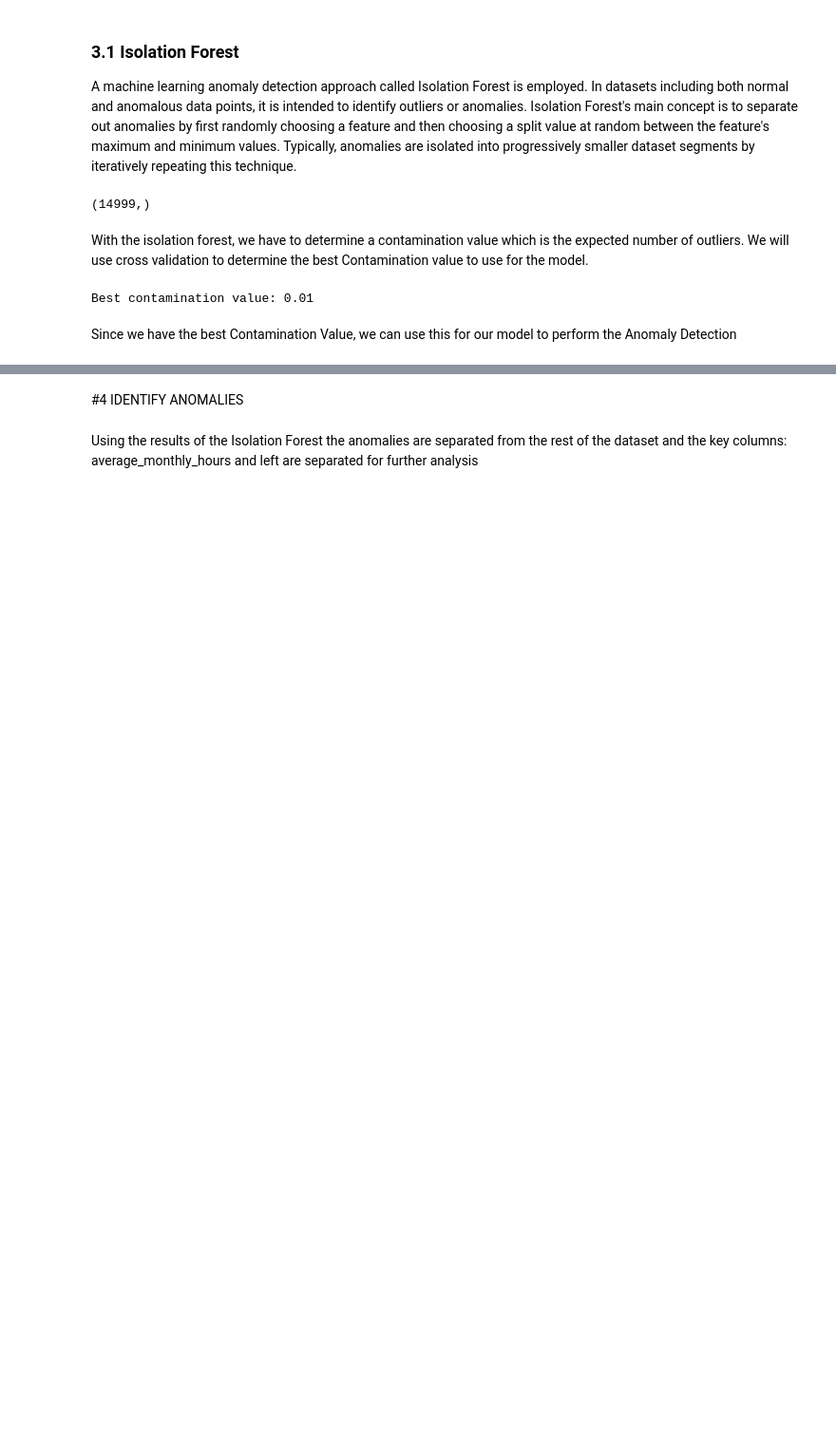
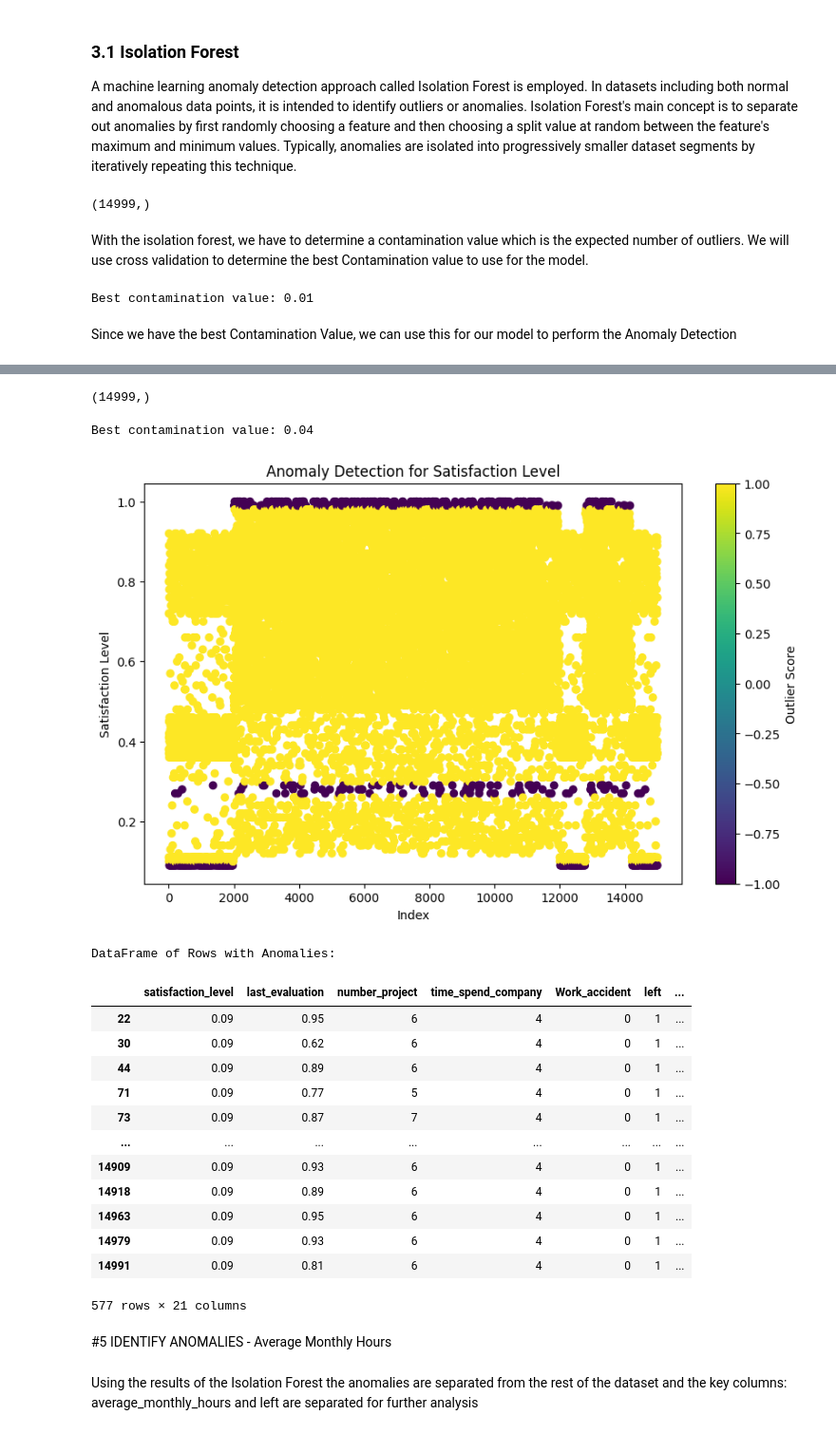
Before and after one commit to BigDataAnalytics-Group-B/comp3610-Project-Group-B, a Jupyter notebook: ProjectFiles/Notebooks/anomaly_detection.ipynb, the cells around one changed output, grey strips where cells are left out. Shown: that part at 95% size. Drawn from its saved outputs; the diff is of its cells as text; code cells hidden in the pictures; blank space fills up the shorter version.

```diff
--- a/ProjectFiles/Notebooks/anomaly_detection.ipynb
+++ b/ProjectFiles/Notebooks/anomaly_detection.ipynb
@@ -186,5 +191,78 @@ DataFrame of Rows with Anomalies:
+# %%
+data = df
+print(data['satisfaction_level'].shape)
+# %% [output]
+(14999,)
+# %%
+# Select the feature for anomaly detection
+satisfaction_level = data['satisfaction_level'].values.reshape(-1, 1)
+
+# Define parameters for grid search
+param_grid2 = {'contamination': [0.04, 0.05, 0.06, 0.07, 0.08]}
+
+# Initialize Isolation Forest model
+model2 = IsolationForest()
+
+# Define precision scorer
+scorer2 = make_scorer(precision_score, pos_label=-1, y_true = -1)
+
+
+# Perform grid search with cross-validation
+grid_search2 = GridSearchCV(estimator=model2, param_grid=param_grid2, cv=5, scoring=scorer2)
+grid_search2.fit(satisfaction_level)
+
+# Get the best contamination value
+best_contamination2 = grid_search2.best_params_['contamination']
+
+print("Best contamination value:", best_contamination2)
+# %% [output]
+Best contamination value: 0.04
+# %%
+# Select the feature for anomaly detection
+satisfaction_level = data['satisfaction_level'].values.reshape(-1, 1)
+
+# Initialize and train the Isolation Forest model
+model2 = IsolationForest(contamination=best_contamination2)
+model2.fit(satisfaction_level)
+
+# Predict outliers/anomalies
+outliers2 = model2.predict(satisfaction_level)
+# %%
+# Visualize anomalies
+plt.figure(figsize=(10, 6))
+plt.scatter(range(len(satisfaction_level)), satisfaction_level, c=outliers2, cmap='viridis')
+plt.xlabel('Index')
+plt.ylabel('Satisfaction Level')
+plt.title('Anomaly Detection for Satisfaction Level')
+plt.colorbar(label='Outlier Score')
+plt.show()
+
+satisfaction_anomaly_indices = data.index[outliers2 == -1]
+
+# Filter the original DataFrame to include only rows with anomalies
+satisfaction_anomaly_df = data.iloc[satisfaction_anomaly_indices]
+
+# Display the DataFrame of rows with anomalies
+print("DataFrame of Rows with Anomalies:")
+satisfaction_anomaly_df
+# %% [output]
+[figure, added]
+DataFrame of Rows with Anomalies:
+|  | satisfaction_level | last_evaluation | number_project | time_spend_company | Work_accident | left | ... |
+| 22 | 0.09 | 0.95 | 6 | 4 | 0 | 1 | ... |
+| 30 | 0.09 | 0.62 | 6 | 4 | 0 | 1 | ... |
+| 44 | 0.09 | 0.89 | 6 | 4 | 0 | 1 | ... |
+| 71 | 0.09 | 0.77 | 5 | 4 | 0 | 1 | ... |
+| 73 | 0.09 | 0.87 | 7 | 4 | 0 | 1 | ... |
+| ... | ... | ... | ... | ... | ... | ... | ... |
+| 14909 | 0.09 | 0.93 | 6 | 4 | 0 | 1 | ... |
+| 14918 | 0.09 | 0.89 | 6 | 4 | 0 | 1 | ... |
+| 14963 | 0.09 | 0.95 | 6 | 4 | 0 | 1 | ... |
+| 14979 | 0.09 | 0.93 | 6 | 4 | 0 | 1 | ... |
+| 14991 | 0.09 | 0.81 | 6 | 4 | 0 | 1 | ... |
+577 rows × 21 columns
 # %% [markdown]
-#4 IDENTIFY ANOMALIES
+#5 IDENTIFY ANOMALIES - Average Monthly Hours
 # %% [markdown]
 Using the results of the Isolation Forest the anomalies are separated from the rest of the dataset and the key columns: average_monthly_hours and left are separated for further analysis
 # %%
```
Also changed, not shown: parts of 21 cells of this notebook.
